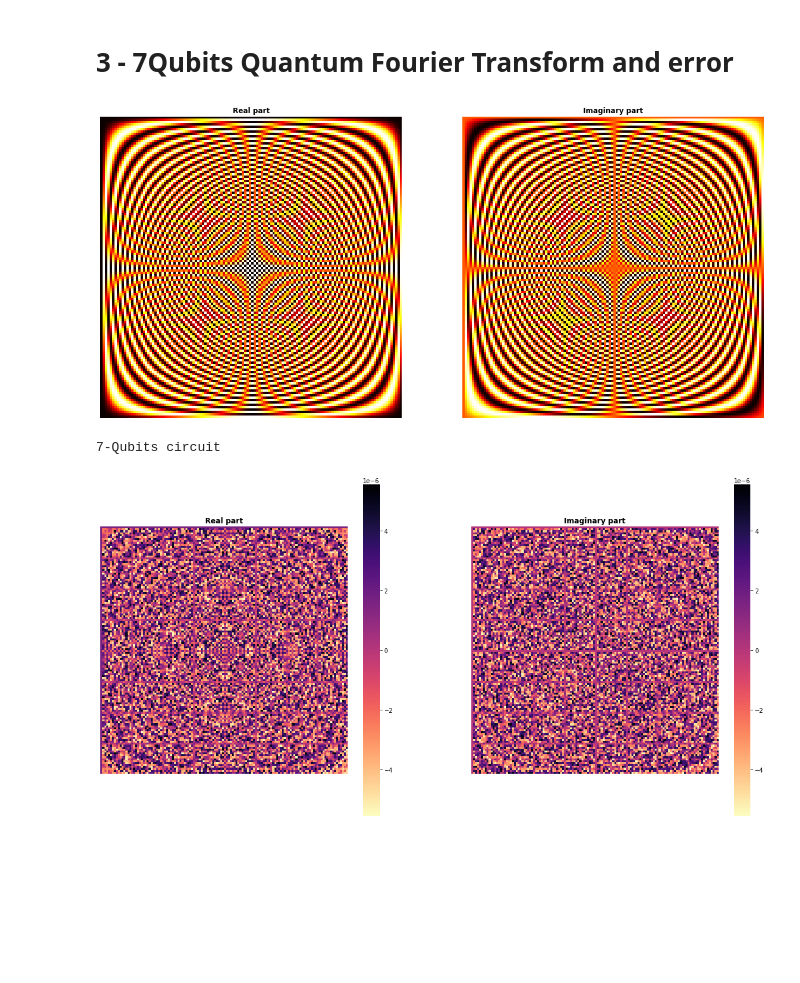
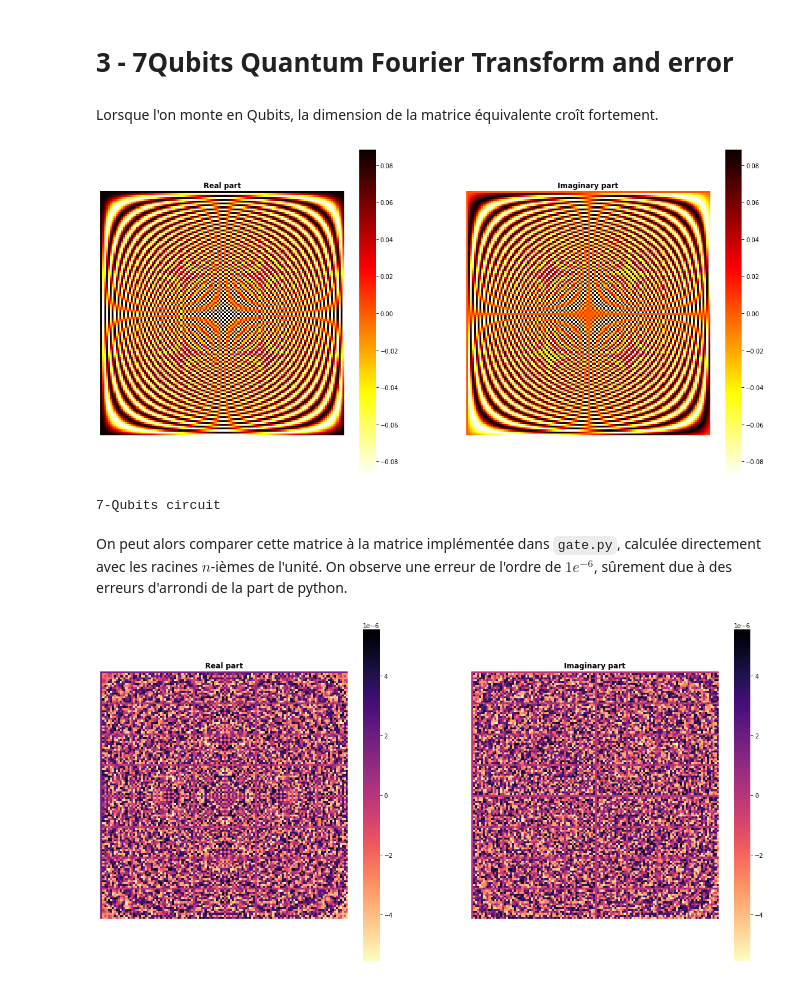
Before and after one commit to SamuelDubos/pyquantum, a Jupyter notebook: pyquantum/notebooks/Part3_QFT.ipynb, the cells around one changed output. Saved outputs shown, nothing was run; the diff lists cells and outputs as text; code cells hidden in the pictures; blank space fills up the shorter version.

Commit message:
Part3 markown cells

```diff
--- a/pyquantum/notebooks/Part3_QFT.ipynb
+++ b/pyquantum/notebooks/Part3_QFT.ipynb
@@ -27,13 +32,17 @@ qft5.draw()
 [figure]
 # %% [markdown]
 # 3 - 7Qubits Quantum Fourier Transform and error
+# %% [markdown]
+Lorsque l'on monte en Qubits, la dimension de la matrice équivalente croît fortement.
 # %%
 qft7 = QFTCircuit(7)
-qft7.set_settings(cmap='hot_r', cbar=False)
+qft7.set_settings(cmap='hot_r', cbar=True)
 qft7
 # %% [output]
-[figure, old version]
+[figure, new version]
 7-Qubits circuit
+# %% [markdown]
+On peut alors comparer cette matrice à la matrice implémentée dans `gate.py`, calculée directement avec les racines $n$-ièmes de l'unité. On observe une erreur de l'ordre de $1e^{-6}$, sûrement due à des erreurs d'arrondi de la part de python.
 # %%
 N_QUBITS = 7
 DIFFERENCE = qft_matrix(n_qubits=N_QUBITS) - QFTCircuit(n_qubits=N_QUBITS).matrix
```
Also changed, not shown: parts of 12 cells of this notebook, 1 other file.
